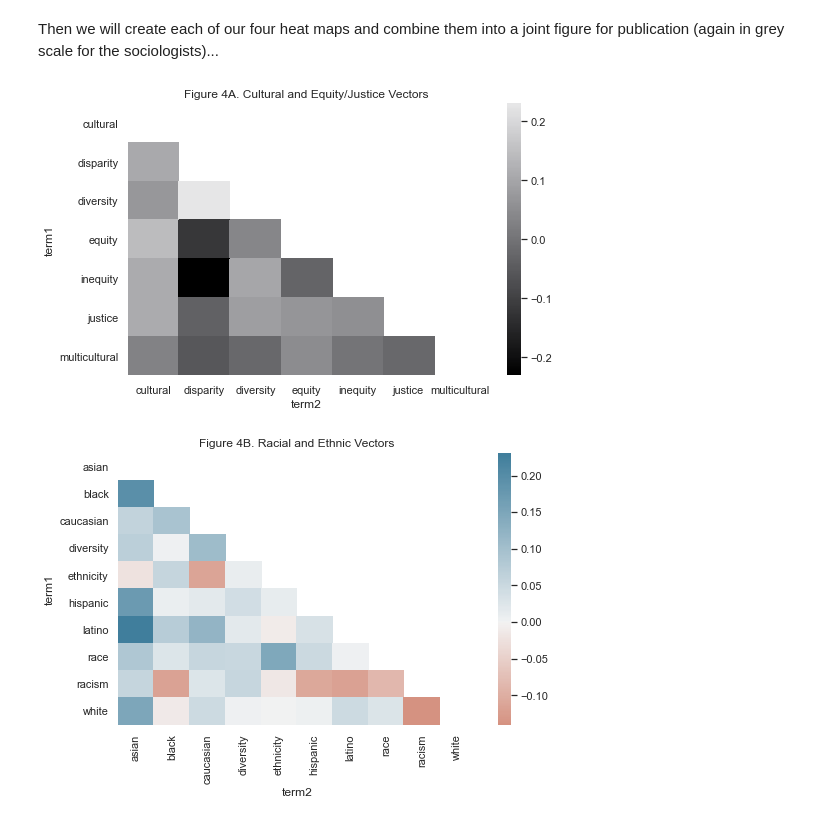
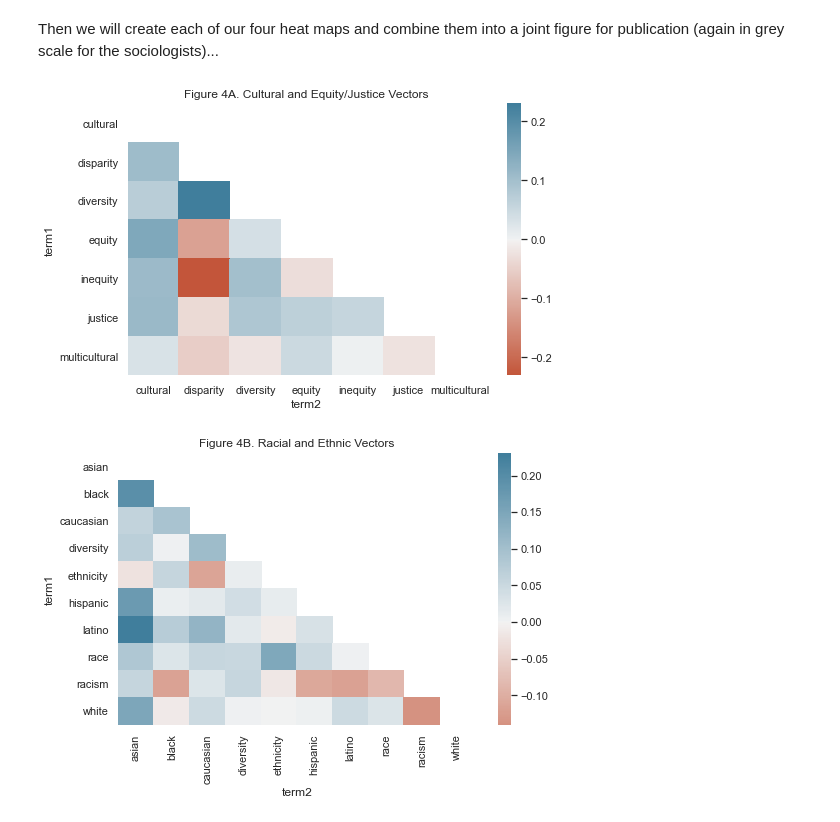
Before and after one commit to brandonleekramer/diversity, a Jupyter notebook: src/03_word_embeddings/02_w2v_results.ipynb, the cells around one changed output. Cells and saved outputs as stored; diff of their text form; code cells hidden in the pictures.

Commit message:
adding updates to word emb

```diff
--- a/src/03_word_embeddings/02_w2v_results.ipynb
+++ b/src/03_word_embeddings/02_w2v_results.ipynb
@@ -231,0 +148,30 @@ test
+# %%
+def w2v_similarities_over_time(df, w2v_m1, w2v_m2):
+    '''
+    function compares several word2vec vectors from two different years
+    and then examines how those several comparisons change over time
+    ----------------------------------------------------------------
+    1) first it takes a dictionary of words and creates its product
+    2) compares all of those words within the vector space of w2v_m1
+    3) compares all of those words within the vector space of w2v_m2
+    4) examines changes in the comparisons of w2v_m1 and w2v_m2 over time
+
+    '''
+    df = list(product(df['term'], df['term']))
+    df = pd.DataFrame(df, columns=['term1','term2'])
+
+    cos_sim_m1 = []
+    for index, row in df.iterrows():
+        cos_sim_m1.append(w2v_m1.wv.similarity(row[0],row[1]))
+    cos_sim_m1 = DataFrame(cos_sim_m1, columns=['cos_sim_m1'])
+    df = df.merge(cos_sim_m1, left_index=True, right_index=True)
+
+    cos_sim_m2 = []
+    for index, row in df.iterrows():
+        cos_sim_m2.append(w2v_m2.wv.similarity(row[0],row[1]))
+    cos_sim_m2 = DataFrame(cos_sim_m2, columns=['cos_sim_m2'])
+    df = df.merge(cos_sim_m2, left_index=True, right_index=True)
+    df["cos_sim_diffs"] = df["cos_sim_m1"] - df["cos_sim_m2"]
+
+    df_matrix = df.pivot("term1", "term2", "cos_sim_diffs")
+    return df_matrix
@@ -560,17 +544,17 @@ Then we will create each of our four heat maps and combine them into a joint fig
 # %%
 sns.set(rc={'figure.figsize':(8,5)})
 sns.set_style("whitegrid")
 cultural_equity = h1_dictionary[(h1_dictionary['category'] == 'cultural_equity') |
                                 (h1_dictionary['category'] == 'diversity')]
 cultural_equity_matrix = w2v_similarities_over_time(cultural_equity, earlier_model, later_model)
 cmap = sns.diverging_palette(20, 230, as_cmap=True)
-cmap = sns.cubehelix_palette(200, hue=0.05, rot=0, light=0, dark=0.9)
+#cmap = sns.cubehelix_palette(200, hue=0.05, rot=0, light=0, dark=0.9)
 corr_cultural = cultural_equity_matrix.corr()
 mask_cultural = np.triu(np.ones_like(corr_cultural, dtype=bool))
 cultural_equity_heatmap = sns.heatmap(cultural_equity_matrix, center=0, mask=mask_cultural,
                                       cmap=cmap).set_title("Figure 4A. Cultural and Equity/Justice Vectors")
 # %% [output]
-[figure, old version]
+[figure, new version]
 # %%
 race_ethnicity = h1_dictionary[(h1_dictionary['category'] == 'race_ethnicity') |
                                (h1_dictionary['category'] == 'diversity')]
```
Also changed, not shown: parts of 15 cells of this notebook.
